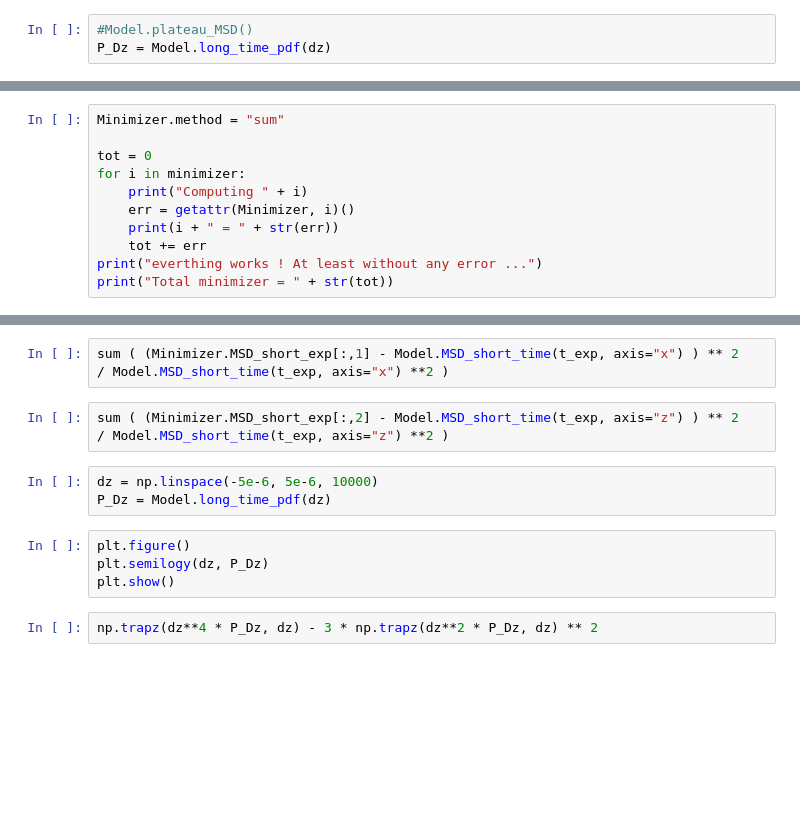
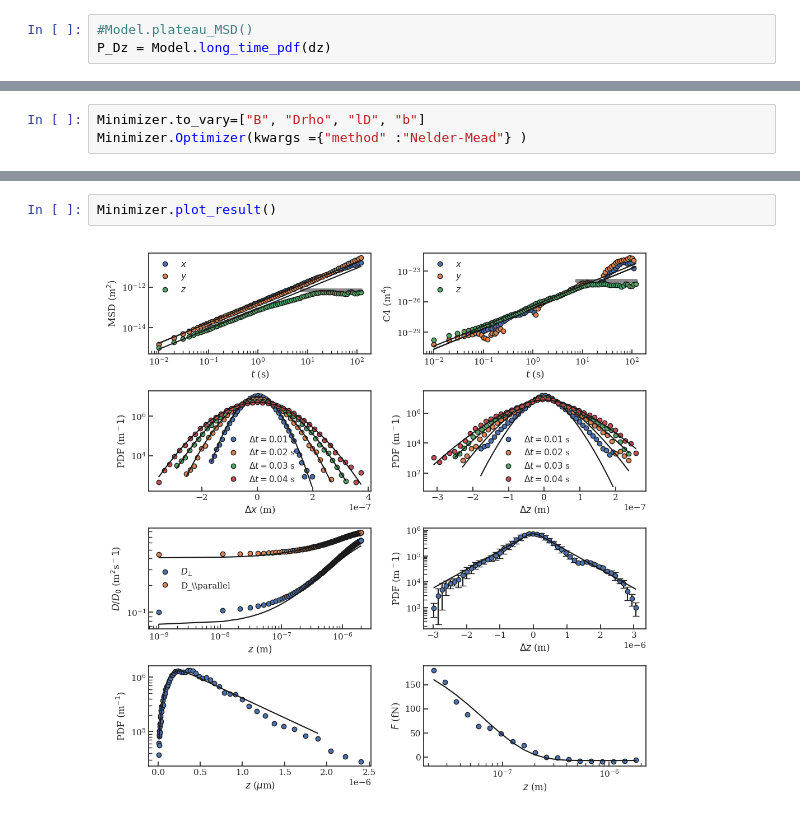
Before and after one commit to eXpensia/Confined_Brownian_Analysis, a Jupyter notebook: tutorial/tutorial.ipynb, the cells around one changed output, grey strips where cells are left out. Saved outputs shown, nothing was run; the diff lists cells and outputs as text; blank space fills up the shorter version.

```diff
--- a/tutorial/tutorial.ipynb
+++ b/tutorial/tutorial.ipynb
@@ -131,12 +106,4 @@ Total minimizer = 42.59846980236673
 # %%
-Minimizer.method = "sum"
-
-tot = 0
-for i in minimizer:
-    print("Computing " + i)
-    err = getattr(Minimizer, i)()
-    print(i + " = " + str(err))
-    tot += err
-print("everthing works ! At least without any error ...")
-print("Total minimizer = " + str(tot))
+Minimizer.to_vary=["B", "Drho", "lD", "b"]
+Minimizer.Optimizer(kwargs ={"method" :"Nelder-Mead"} )
 # %% [output]
@@ -205,13 +111,4 @@ sum ( (Minimizer.MSD_short_exp[:,0] - Model.MSD_short_time(t_exp, axis="x") ) **
-# %%
-sum ( (Minimizer.MSD_short_exp[:,1] - Model.MSD_short_time(t_exp, axis="x") ) ** 2   / Model.MSD_short_time(t_exp, axis="x") **2 )
-# %%
-sum ( (Minimizer.MSD_short_exp[:,2] - Model.MSD_short_time(t_exp, axis="z") ) ** 2   / Model.MSD_short_time(t_exp, axis="z") **2 )
-# %%
-dz = np.linspace(-5e-6, 5e-6, 10000)
-P_Dz = Model.long_time_pdf(dz)
-# %%
-plt.figure()
-plt.semilogy(dz, P_Dz)
-plt.show()
-# %%
-np.trapz(dz**4 * P_Dz, dz) - 3 * np.trapz(dz**2 * P_Dz, dz) ** 2
+# %%
+Minimizer.plot_result()
+# %% [output]
+[figure, added]
```
Also changed, not shown: parts of 16 cells of this notebook, 2 other files.
